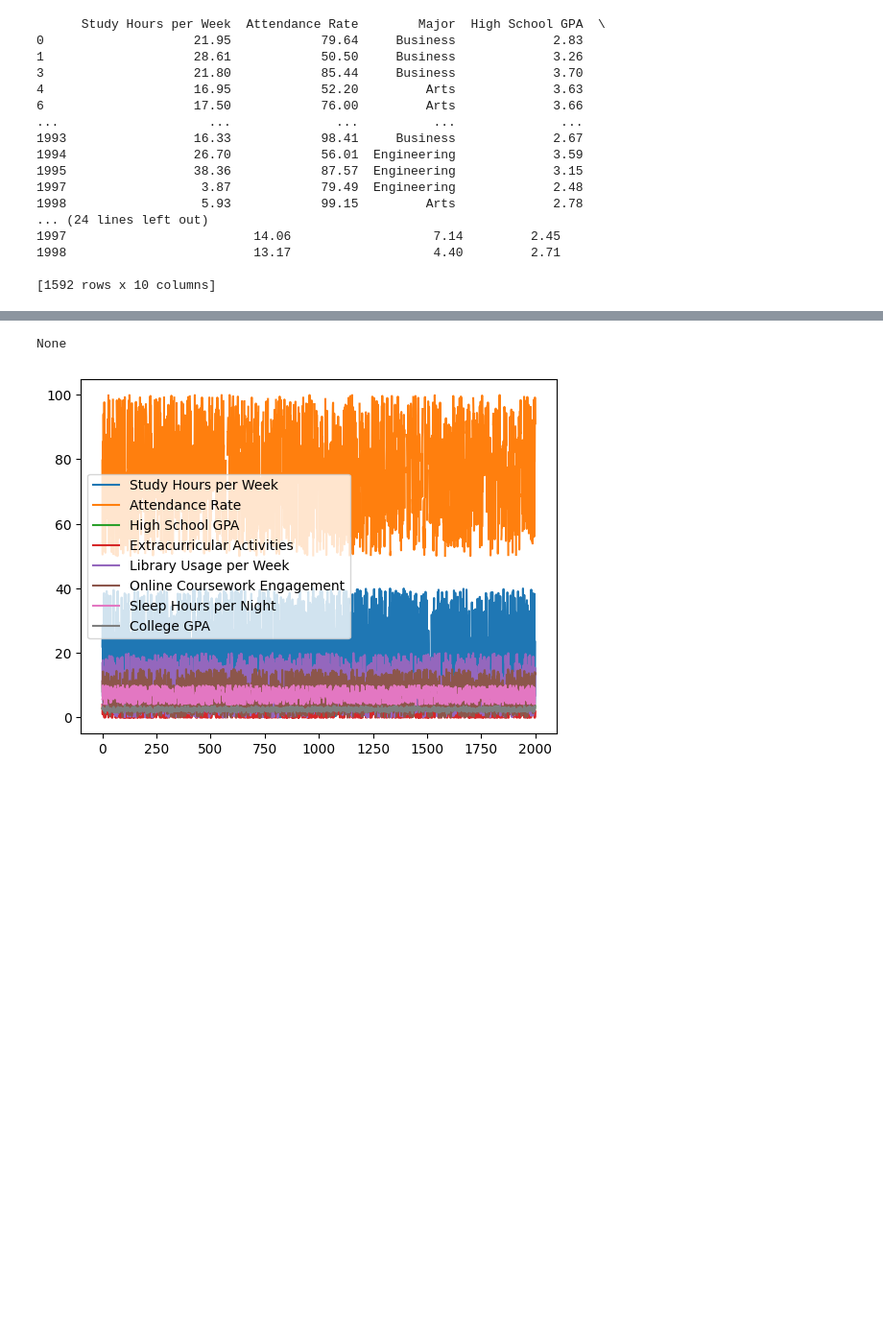
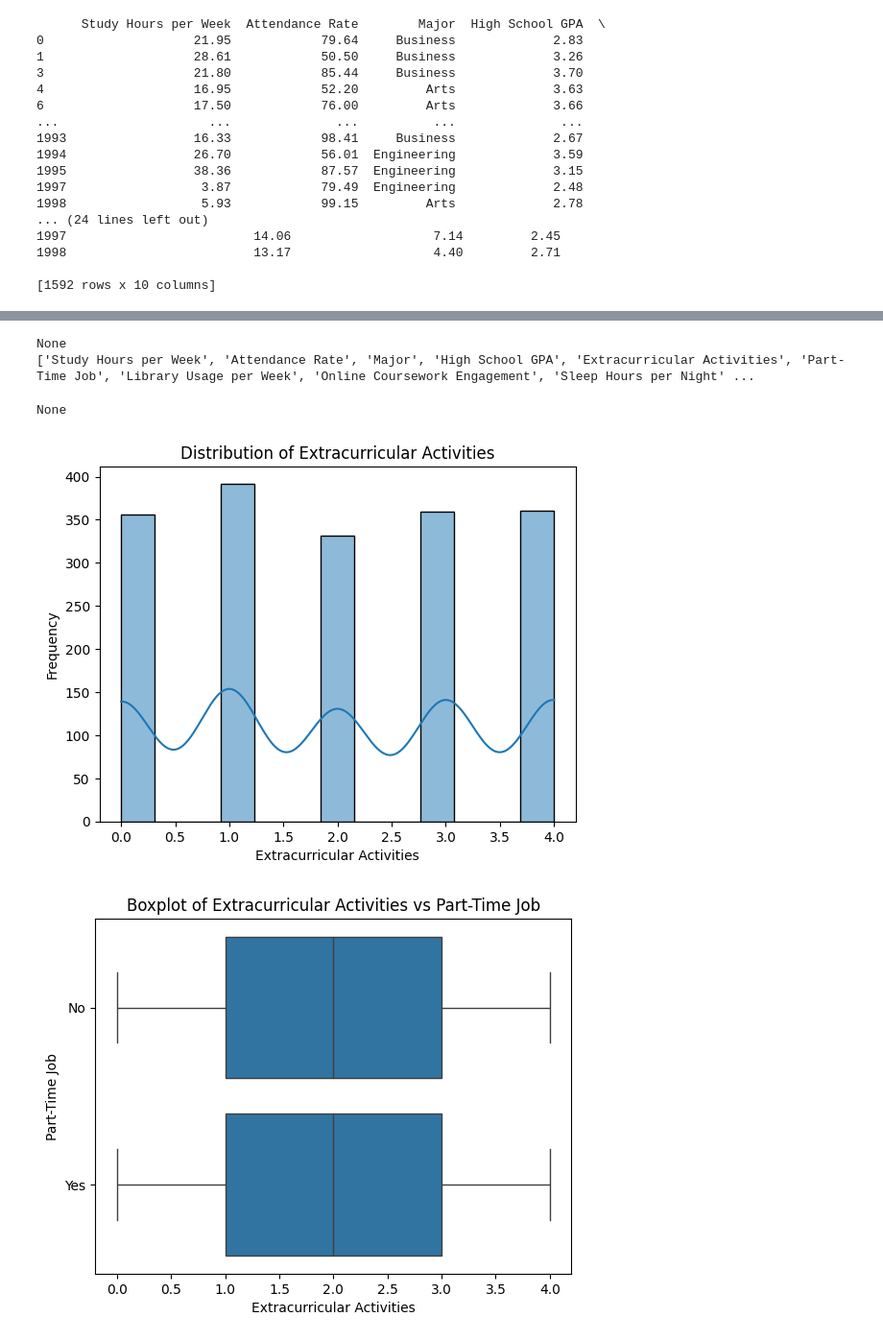
Before and after one commit to Tarek996-blip/Project_EELU_ML, a Jupyter notebook: EELU_ML.ipynb, the cells around one changed output, grey strips where cells are left out. Shown at 96% size. Saved outputs shown, nothing was run; the diff lists cells and outputs as text; code cells hidden in the pictures; blank space fills up the shorter version.

```diff
--- a/EELU_ML.ipynb
+++ b/EELU_ML.ipynb
@@ -42,7 +45,3 @@ print(df.dropna())  ## drop rows with missing values
 1998                         13.17                   4.40         2.71
 
 [1592 rows x 10 columns]
-# %%
-df['High School GPA'] = pd.to_datetime(df['High School GPA'], format='mixed')
-
-print(df.to_string())
@@ -67,11 +48,26 @@ print(df.to_string())
-# %%
-print(df.drop_duplicates(inplace = True))
-
-import pandas as pd
-import matplotlib.pyplot as plt
-df = pd.read_csv('Academic.csv')
-df.plot()
-plt.show()
-# %% [output]
-None
-[figure, removed]
+# %%
+new_df=df.drop_duplicates(inplace=True)#هنا انا بقوله اطبع القيم المكررة في الداتا بتاعتي قال none
+print(new_df)
+print(df.columns.tolist())
+# %% [output]
+None
+['Study Hours per Week', 'Attendance Rate', 'Major', 'High School GPA', 'Extracurricular Activities', 'Part-Time Job', 'Library Usage per Week', 'Online Coursework Engagement', 'Sleep Hours per Night' ...
+# %%
+new=df.fillna({'Part-Time Job': df['Part-Time Job'].mode()[0]}, inplace=True)#انا بقوله لو في قيم مكررة في الداتا بتاعتي املها بالقيم المكررة
+print(new)
+# %% [output]
+None
+# %%
+import seaborn as sns
+import matplotlib.pyplot as plt
+sns.histplot(df['Extracurricular Activities'], kde=True)
+plt.title('Distribution of Extracurricular Activities')
+plt.xlabel('Extracurricular Activities')
+plt.ylabel('Frequency')
+plt.show()
+sns.boxplot(x='Extracurricular Activities', y='Part-Time Job', data=df)
+plt.title('Boxplot of Extracurricular Activities vs Part-Time Job')
+plt.show()
+# %% [output]
+[figure, added]
+[figure, added]
```
Also changed, not shown: parts of 2 cells of this notebook.
